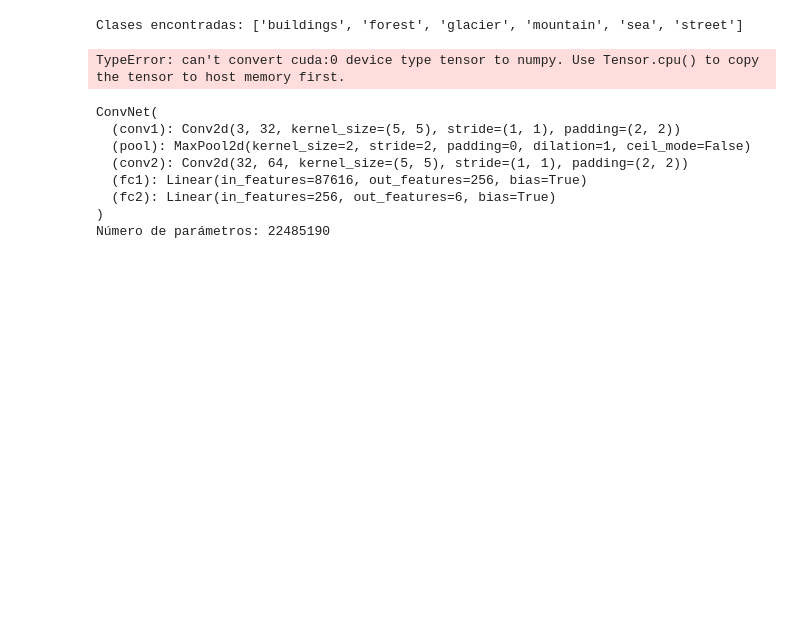
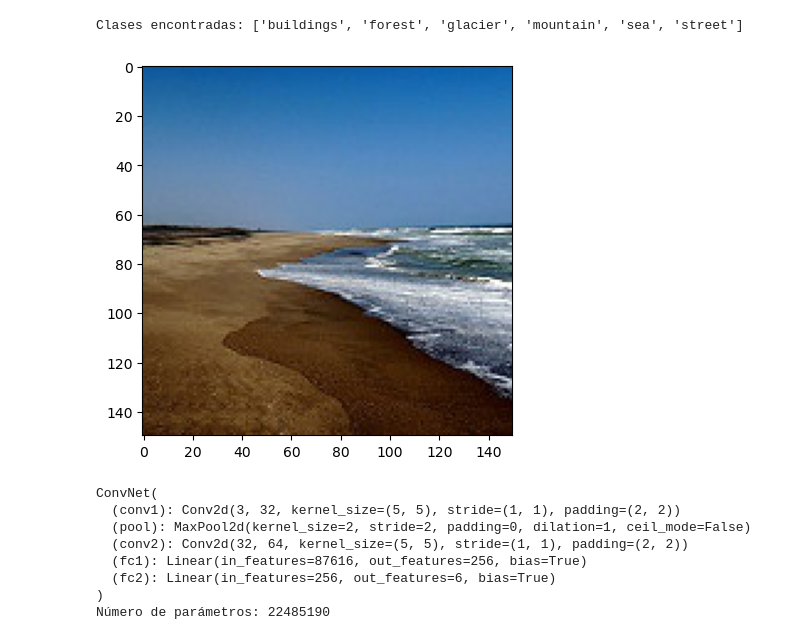
Before and after one commit to LycoTechCorp/Classifier, a Jupyter notebook: classifier.ipynb, the cells around one changed output. Cells and saved outputs as stored; diff of their text form; code cells hidden in the pictures; blank space fills up the shorter version.

```diff
--- a/classifier.ipynb
+++ b/classifier.ipynb
@@ -36,17 +36,17 @@ Clases encontradas: ['buildings', 'forest', 'glacier', 'mountain', 'sea', 'stree
 # %%
 # 5. Vamos a visualizar una imagen del dataset
 import matplotlib.pyplot as plt
 import numpy as np
 
 # Obtenemos una imagen del dataset
 i = np.random.randint(len(train_data))
 image, label = train_data[i]
 image = image.unsqueeze(0).to(device)
 
-plt.imshow(image.squeeze(0).permute(1, 2, 0).numpy() * 0.5 + 0.5)
+plt.imshow(image.cpu().squeeze(0).permute(1, 2, 0).numpy() * 0.5 + 0.5)
 plt.show()
 # %% [output]
-TypeError: can't convert cuda:0 device type tensor to numpy. Use Tensor.cpu() to copy the tensor to host memory first.
+[figure, added]
 # %%
 import torch.nn as nn
 import torch.nn.functional as F
```
Also changed, not shown: parts of 3 cells of this notebook.
